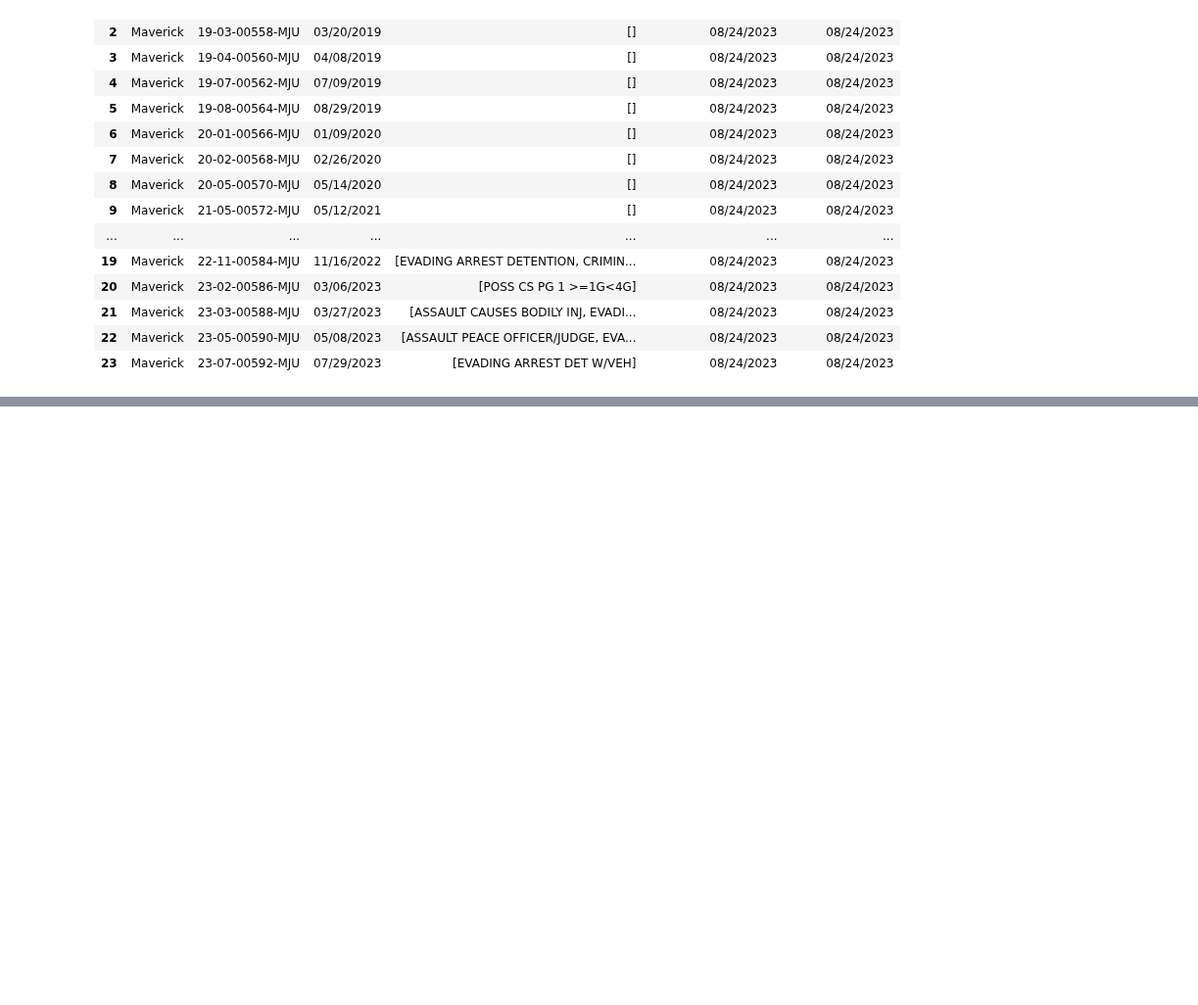
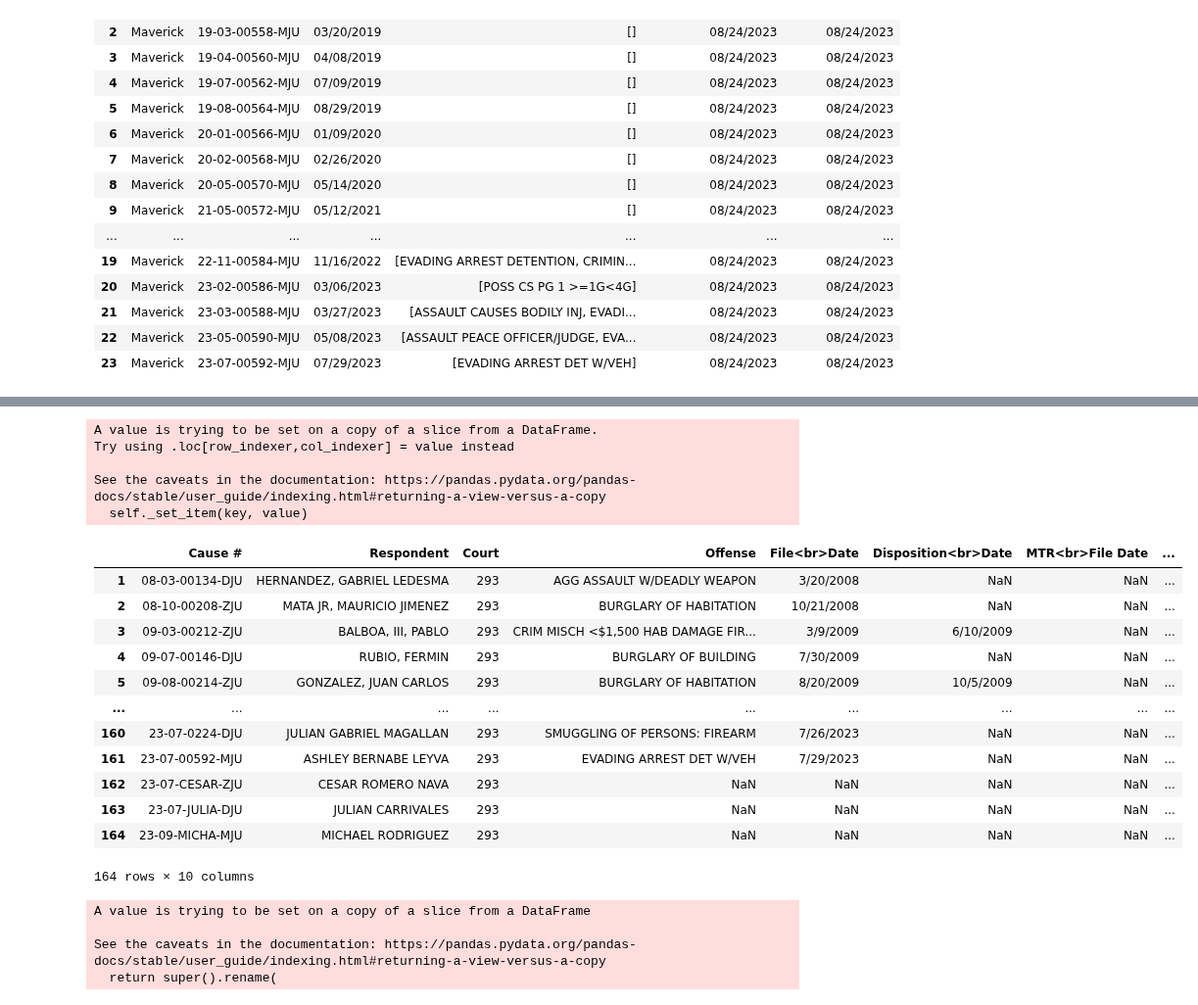
Before and after one commit to District-Court-293rd/293rd_pending_cases, a Jupyter notebook: archive/jsmith_juvenile_cases.ipynb, the cells around one changed output, grey strips where cells are left out. Shown at 98% size. Saved outputs shown, nothing was run; the diff lists cells and outputs as text; code cells hidden in the pictures; blank space fills up the shorter version.

```diff
--- a/archive/jsmith_juvenile_cases.ipynb
+++ b/archive/jsmith_juvenile_cases.ipynb
@@ -444,0 +609,34 @@ df
+# %%
+df['Court'] = '293'
+df
+# %% [output]
+A value is trying to be set on a copy of a slice from a DataFrame.
+Try using .loc[row_indexer,col_indexer] = value instead
+
+See the caveats in the documentation: https://pandas.pydata.org/pandas-docs/stable/user_guide/indexing.html#returning-a-view-versus-a-copy
+  self._set_item(key, value)
+|  | Cause # | Respondent | Court | Offense | File<br>Date | Disposition<br>Date | MTR<br>File Date | ... |
+| 1 | 08-03-00134-DJU | HERNANDEZ, GABRIEL LEDESMA | 293 | AGG ASSAULT W/DEADLY WEAPON | 3/20/2008 | NaN | NaN | ... |
+| 2 | 08-10-00208-ZJU | MATA JR, MAURICIO JIMENEZ | 293 | BURGLARY OF HABITATION | 10/21/2008 | NaN | NaN | ... |
+| 3 | 09-03-00212-ZJU | BALBOA, III, PABLO | 293 | CRIM MISCH <$1,500 HAB DAMAGE FIR... | 3/9/2009 | 6/10/2009 | NaN | ... |
+| 4 | 09-07-00146-DJU | RUBIO, FERMIN | 293 | BURGLARY OF BUILDING | 7/30/2009 | NaN | NaN | ... |
+| 5 | 09-08-00214-ZJU | GONZALEZ, JUAN CARLOS | 293 | BURGLARY OF HABITATION | 8/20/2009 | 10/5/2009 | NaN | ... |
+| ... | ... | ... | ... | ... | ... | ... | ... | ... |
+| 160 | 23-07-0224-DJU | JULIAN GABRIEL MAGALLAN | 293 | SMUGGLING OF PERSONS: FIREARM | 7/26/2023 | NaN | NaN | ... |
+| 161 | 23-07-00592-MJU | ASHLEY BERNABE LEYVA | 293 | EVADING ARREST DET W/VEH | 7/29/2023 | NaN | NaN | ... |
+| 162 | 23-07-CESAR-ZJU | CESAR ROMERO NAVA | 293 | NaN | NaN | NaN | NaN | ... |
+| 163 | 23-07-JULIA-DJU | JULIAN CARRIVALES | 293 | NaN | NaN | NaN | NaN | ... |
+| 164 | 23-09-MICHA-MJU | MICHAEL RODRIGUEZ | 293 | NaN | NaN | NaN | NaN | ... |
+164 rows × 10 columns
+# %%
+df.rename(columns = {
+    'Cause #':'Cause Number',
+    'File<br>Date':'File Date',
+    'Disposition<br>Date':'Disposed Dates',
+    'Next Docket Date':'Docket Date'}
+    ,inplace = True)
+# %% [output]
+A value is trying to be set on a copy of a slice from a DataFrame
+
+See the caveats in the documentation: https://pandas.pydata.org/pandas-docs/stable/user_guide/indexing.html#returning-a-view-versus-a-copy
+  return super().rename(
```
Also changed, not shown: parts of 28 cells of this notebook, 1 other file.
